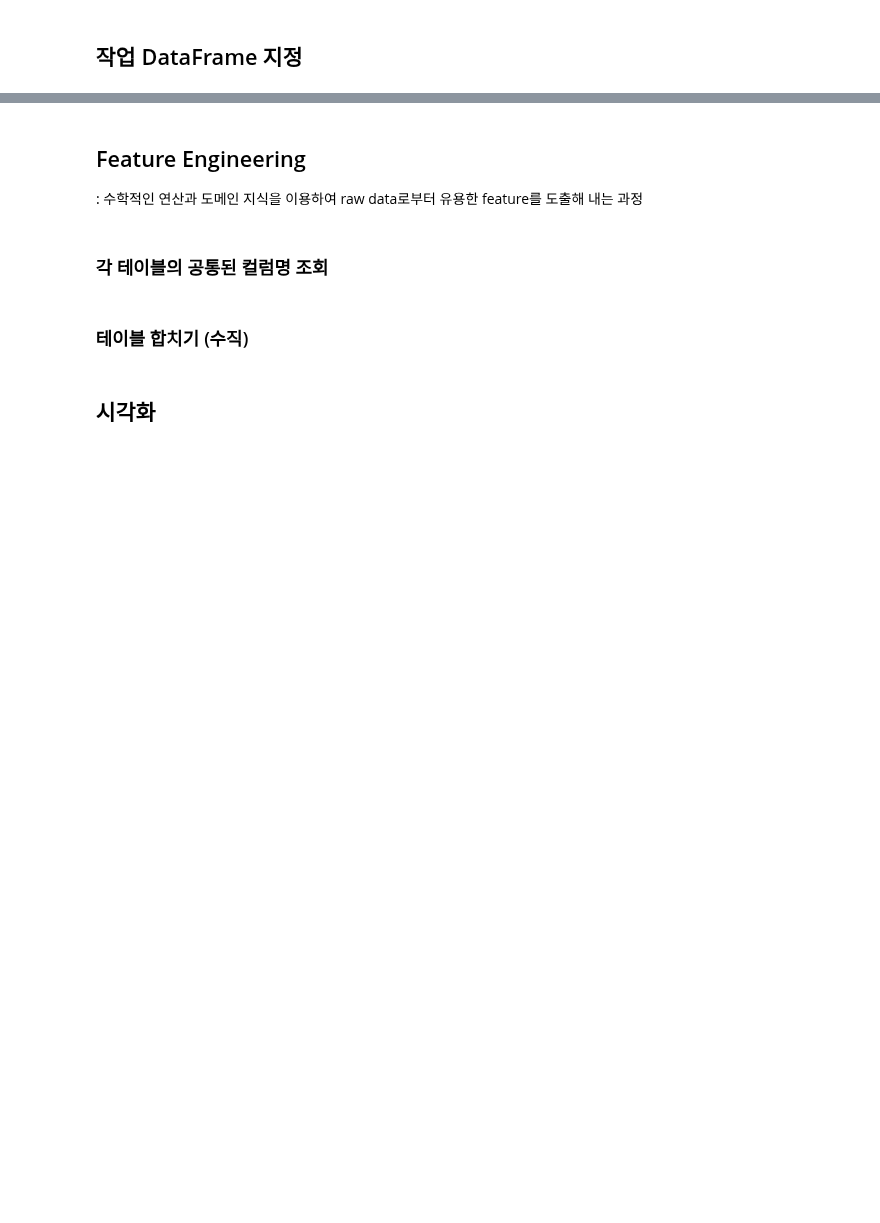
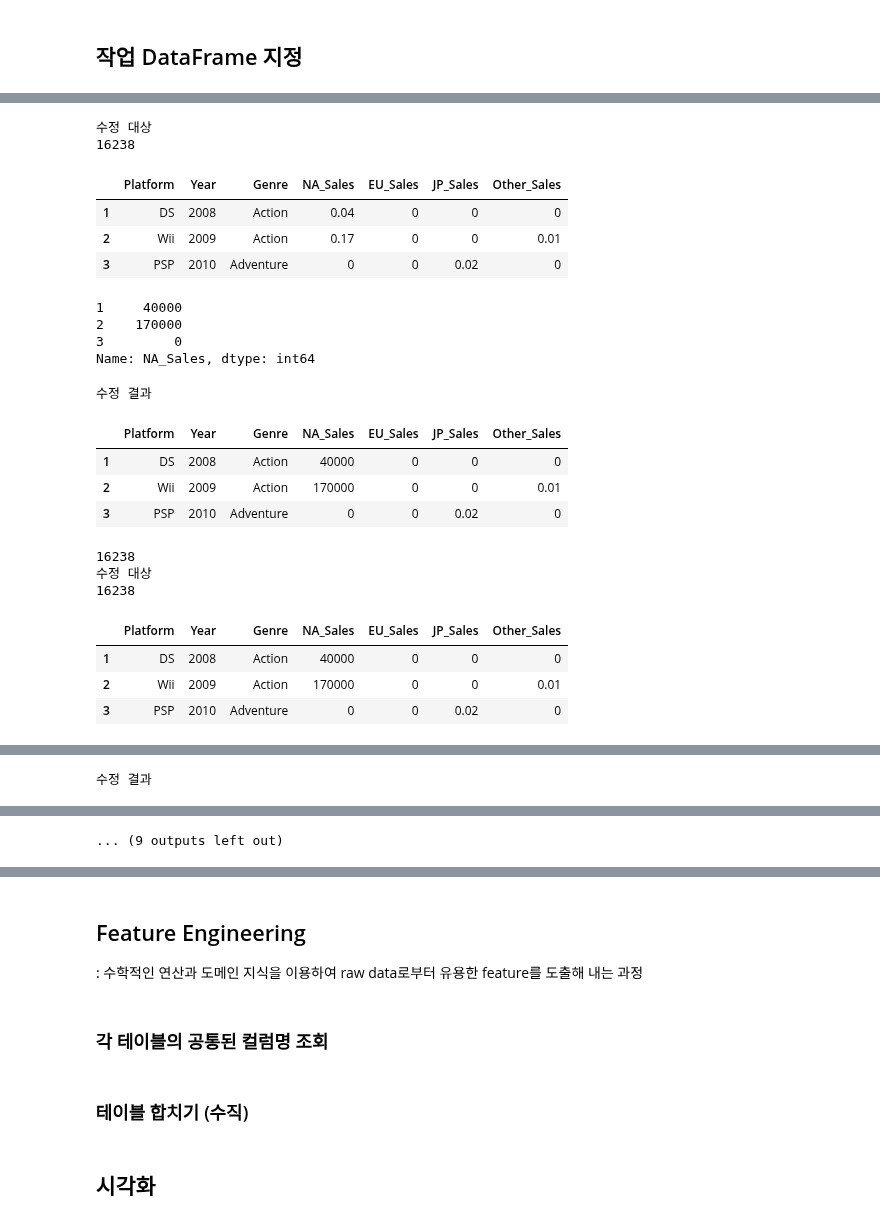
Before and after one commit to LamuneGitHub/A001_Python_Test, a Jupyter notebook: EDA_001.ipynb, the cells around one changed output, grey strips where cells are left out. Drawn from its saved outputs; the diff is of its cells as text; code cells hidden in the pictures; blank space fills up the shorter version.

```diff
--- a/EDA_001.ipynb
+++ b/EDA_001.ipynb
@@ -281,0 +483,19 @@ print( "중복 data 갯수" , df_target.duplicated().sum() )
+# %%
+# df 백업
+df_backup_copy = df_target.copy()
+# %%
+# df 복원
+df_target = df_backup_copy.copy()
+# %%
+#(TODO) Sales 컬럼에 들어있는 특수 문자 , 영문자 확인 및 삭제 , int로 변환
+
+
+# Sales 컬럼에 들어 있는 특수문자, 영문자 확인
+
+# 이름에 Sales 가 포함된 컬럼을 대상으로 함
+list_sales_col_name = [ col for col in df_target.columns if col.find("Sales") != -1  ]
+print  (list_sales_col_name )
+list_columns = list_sales_col_name
+
+# 컬럼에 숫자 이외의 문자가 있는지 여부 확인
+숫자이외의문자확인 (df_target , list_columns );
@@ -281,0 +520,58 @@ print( "중복 data 갯수" , df_target.duplicated().sum() )
+# %%
+# K가 들어가 있는 컬럼은 * 1000
+# M이 들어가 있는 컬럼은 * 10000000  = 10^6
+# K와 Md이 없는 컬럼은 M과 똑같이 * 1000000 = 10^6
+#   해준후 int로 컬럼 data type을 변경한다.
+
+# err 데이터 확인
+#print( df_target.loc[err_idx] )
+
+# 오류 검사 조건, 수정 함수, 대상 컬럼 명
+cond_all = lambda x: True
+#cond_contain_M = lambda x: True if re.search( 'M' , x).group(0) else False
+
+# err 수정 function.
+def fix_func( x ):
+  fix_value = x
+  try:
+
+    if re.search( 'K' , x ) :
+      fix_value = x.replace ( "K" , "" )
+      fix_value = float(fix_value) * 10**3
+    elif re.search( 'M' , x ) :
+      fix_value = x.replace ( "M" , "" )
+      fix_value = float(fix_value) * 10**6
+    else :
+      fix_value = float(fix_value) * 10**6
+
+    fix_value = int(fix_value)
+    return fix_value
+  except Exception:
+    print( f"에러 발생 {x} , { type( x )} ")
+
+# 수정 함수 호출
+for target_column in list_columns :
+  df_target = fix_column_err_value( df_target , target_column , cond_all, fix_func )
+# %% [output]
+수정 대상
+16238
+|  | Platform | Year | Genre | NA_Sales | EU_Sales | JP_Sales | Other_Sales |
+| 1 | DS | 2008 | Action | 0.04 | 0 | 0 | 0 |
+| 2 | Wii | 2009 | Action | 0.17 | 0 | 0 | 0.01 |
+| 3 | PSP | 2010 | Adventure | 0 | 0 | 0.02 | 0 |
+1     40000
+2    170000
+3         0
+Name: NA_Sales, dtype: int64
+수정 결과
+|  | Platform | Year | Genre | NA_Sales | EU_Sales | JP_Sales | Other_Sales |
+| 1 | DS | 2008 | Action | 40000 | 0 | 0 | 0 |
+| 2 | Wii | 2009 | Action | 170000 | 0 | 0 | 0.01 |
+| 3 | PSP | 2010 | Adventure | 0 | 0 | 0.02 | 0 |
+16238
+수정 대상
+16238
+|  | Platform | Year | Genre | NA_Sales | EU_Sales | JP_Sales | Other_Sales |
+| 1 | DS | 2008 | Action | 40000 | 0 | 0 | 0 |
+| 2 | Wii | 2009 | Action | 170000 | 0 | 0 | 0.01 |
+| 3 | PSP | 2010 | Adventure | 0 | 0 | 0.02 | 0 |
@@ -281,0 +582 @@ print( "중복 data 갯수" , df_target.duplicated().sum() )
+수정 결과
@@ -281,0 +594 @@ print( "중복 data 갯수" , df_target.duplicated().sum() )
+... (9 outputs left out)
```
Also changed, not shown: parts of 27 cells of this notebook, 2 other files.
